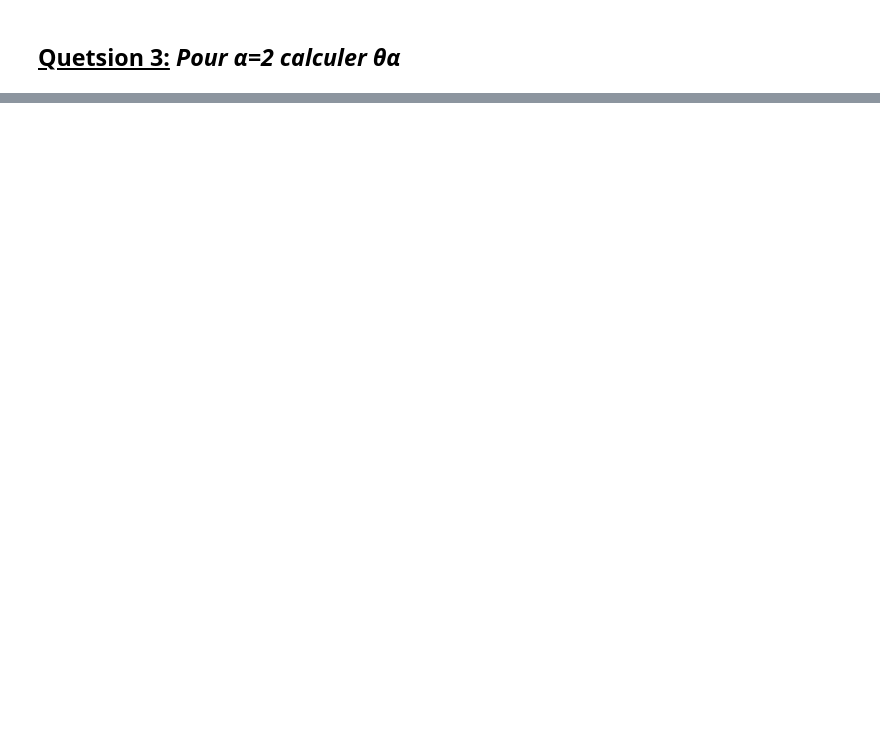
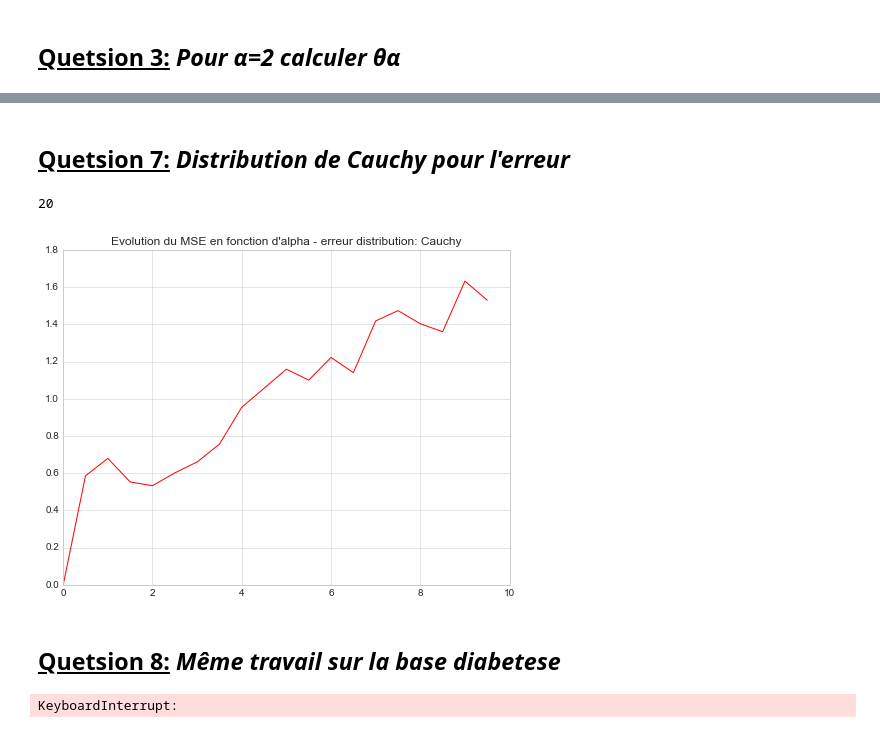
Before and after one commit to ClementTr/Statistics, a Jupyter notebook: TP3/TP_3.ipynb, the cells around one changed output, grey strips where cells are left out. Saved outputs shown, nothing was run; the diff lists cells and outputs as text; code cells hidden in the pictures; blank space fills up the shorter version.

```diff
--- a/TP3/TP_3.ipynb
+++ b/TP3/TP_3.ipynb
@@ -101,0 +234,35 @@ a
+# %% [markdown]
+## <u>Quetsion 7:</u> <i>Distribution de Cauchy pour l'erreur</i>
+# %%
+err_cauchy = np.reshape(np.random.standard_cauchy(len(X_init)), (len(X_init), 1))
+
+#all_mse_cauchy = get_range_mse(X_init, y_init, theta[1:], err_cauchy, 0, 10, 0.5)
+#save_obj(all_mse_cauchy, "mse_cauchy_dict")
+mse_dict_cauchy = load_obj("mse_cauchy_dict")
+len(mse_dict_cauchy)
+# %% [output]
+20
+# %%
+plt_mse_cauchy = draw_mse_alpha(mse_dict_cauchy,
+                                "Evolution du MSE en fonction d'alpha - erreur distribution: Cauchy")
+plt_mse_cauchy.show()
+# %% [output]
+[figure, added]
+# %% [markdown]
+## <u>Quetsion 8:</u> <i>Même travail sur la base diabetese</i>
+# %%
+diabetes = datasets.load_diabetes()
+X_diab_all = diabetes.data
+X_diab = [X_diab_all[i][3] for i in range(len(X_diab_all))]
+X_diab_vect = np.reshape(X_diab, (len(X_diab), 1))
+y_diab = diabetes.target
+theta_diab = np.array([[1]])
+err_cauchy_diab = np.reshape(np.random.standard_cauchy(len(X_diab_vect)), (len(X_diab_vect), 1))
+
+X_diab_vect = np.reshape(X_diab, (len(X_diab), 1))
+
+all_mse_diab = get_range_mse(X_diab_vect, y_diab, theta_diab, err_cauchy_diab, 0, 10, 0.5)
+#save_obj(all_mse_diab, "mse_diab_dict")
+mse_diab_dict = load_obj("mse_diab_dict")
+# %% [output]
+KeyboardInterrupt:
```
Also changed, not shown: parts of 21 cells of this notebook, 9 other files.
